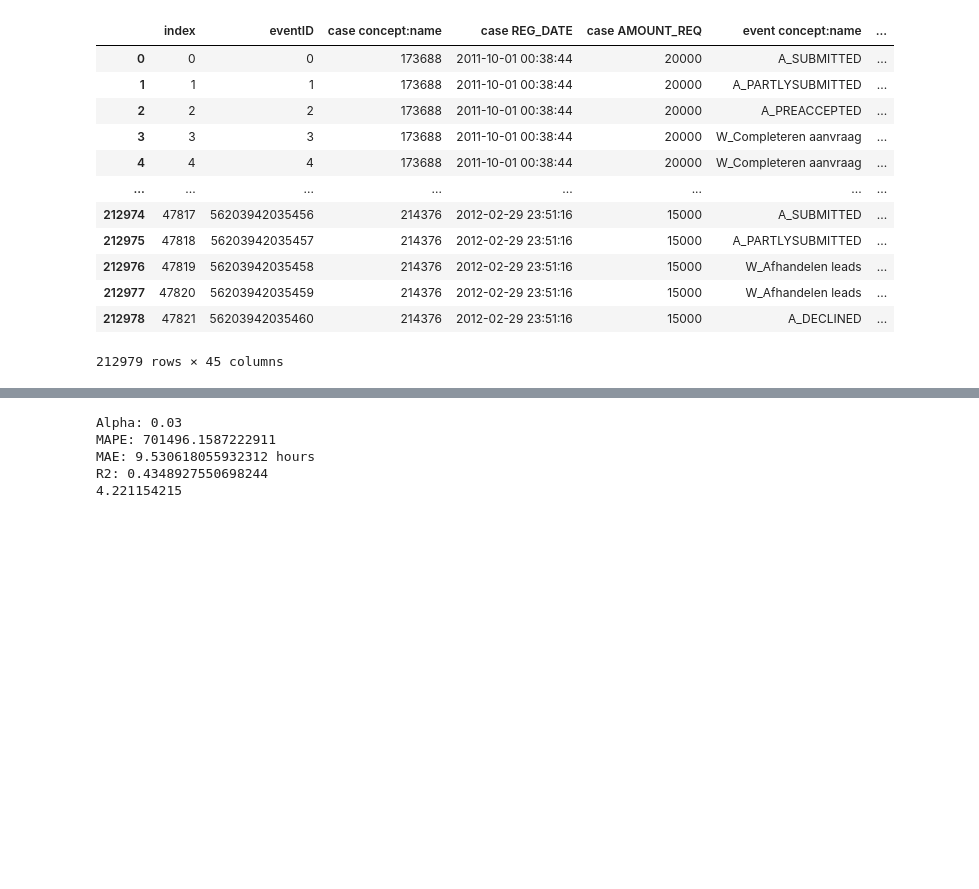
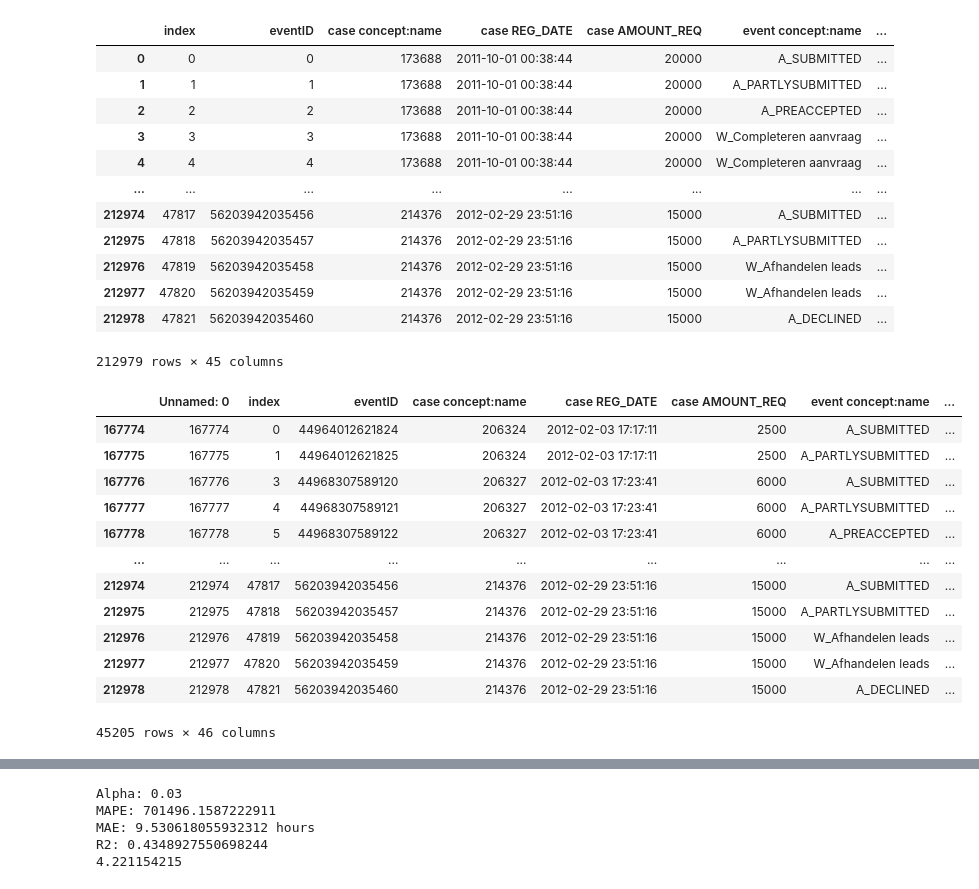
Before and after one commit to Elite-NL/Process_Mining, a Jupyter notebook: regression.ipynb, the cells around one changed output, grey strips where cells are left out. Cells and saved outputs as stored; diff of their text form; code cells hidden in the pictures; blank space fills up the shorter version.

```diff
--- a/regression.ipynb
+++ b/regression.ipynb
@@ -277,3 +277,22 @@ df_all
 212979 rows × 45 columns
 # %%
 #df_all.to_csv('data/BPI_2012_ridge.csv')
+# %%
+df = pd.read_csv('data/BPI_2012_ridge.csv')
+# %%
+df_tr = df[df['split']=='test']
+df_tr
+# %% [output]
+|  | Unnamed: 0 | index | eventID | case concept:name | case REG_DATE | case AMOUNT_REQ | event concept:name | ... |
+| 167774 | 167774 | 0 | 44964012621824 | 206324 | 2012-02-03 17:17:11 | 2500 | A_SUBMITTED | ... |
+| 167775 | 167775 | 1 | 44964012621825 | 206324 | 2012-02-03 17:17:11 | 2500 | A_PARTLYSUBMITTED | ... |
+| 167776 | 167776 | 3 | 44968307589120 | 206327 | 2012-02-03 17:23:41 | 6000 | A_SUBMITTED | ... |
+| 167777 | 167777 | 4 | 44968307589121 | 206327 | 2012-02-03 17:23:41 | 6000 | A_PARTLYSUBMITTED | ... |
+| 167778 | 167778 | 5 | 44968307589122 | 206327 | 2012-02-03 17:23:41 | 6000 | A_PREACCEPTED | ... |
+| ... | ... | ... | ... | ... | ... | ... | ... | ... |
+| 212974 | 212974 | 47817 | 56203942035456 | 214376 | 2012-02-29 23:51:16 | 15000 | A_SUBMITTED | ... |
+| 212975 | 212975 | 47818 | 56203942035457 | 214376 | 2012-02-29 23:51:16 | 15000 | A_PARTLYSUBMITTED | ... |
+| 212976 | 212976 | 47819 | 56203942035458 | 214376 | 2012-02-29 23:51:16 | 15000 | W_Afhandelen leads | ... |
+| 212977 | 212977 | 47820 | 56203942035459 | 214376 | 2012-02-29 23:51:16 | 15000 | W_Afhandelen leads | ... |
+| 212978 | 212978 | 47821 | 56203942035460 | 214376 | 2012-02-29 23:51:16 | 15000 | A_DECLINED | ... |
+45205 rows × 46 columns
```
Also changed, not shown: parts of 2 cells of this notebook.
